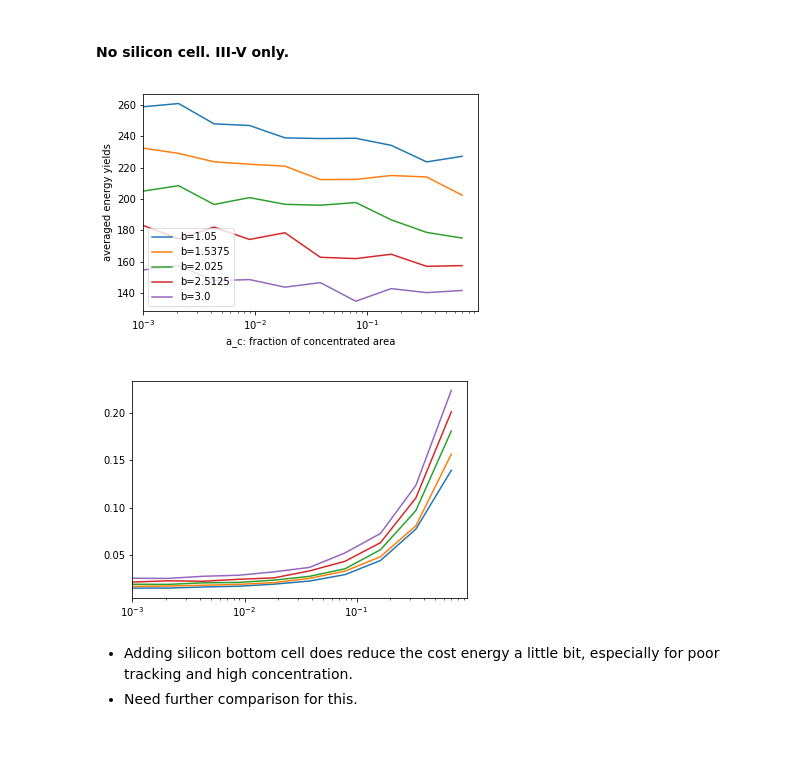
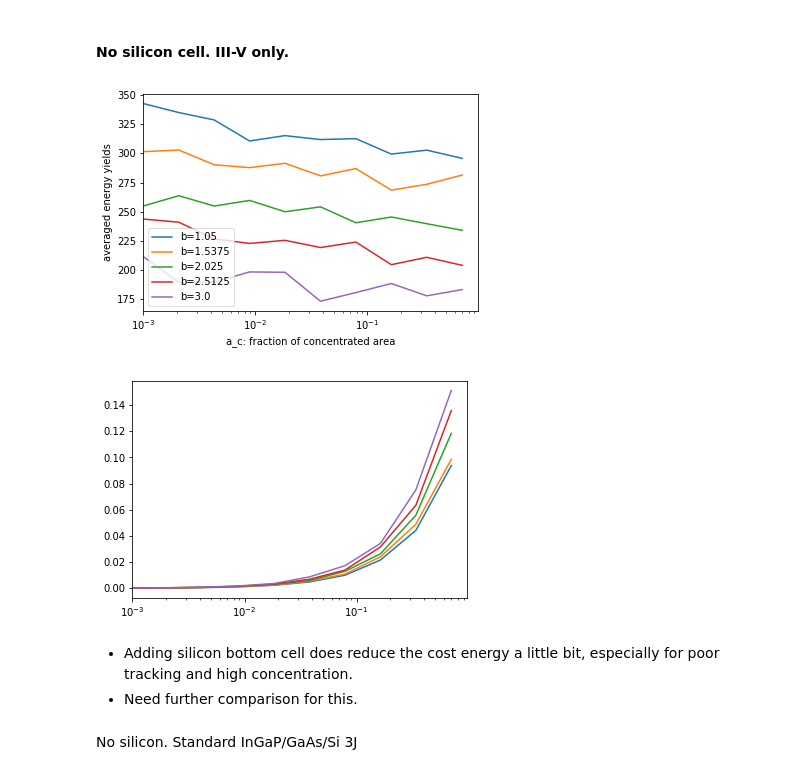
Before and after one commit to kanhua/pypvcell, a Jupyter notebook: examples/PCSC calculation/Naive PCSC v3.ipynb, the cells around one changed output. Saved outputs shown, nothing was run; the diff lists cells and outputs as text; code cells hidden in the pictures; blank space fills up the shorter version.

```diff
--- a/examples/PCSC calculation/Naive PCSC v3.ipynb
+++ b/examples/PCSC calculation/Naive PCSC v3.ipynb
@@ -236,0 +260,8 @@ plt.show()
+# %%
+for i,b in enumerate(b_arr):
+    plt.semilogx(a_c_arr,tp_arr[i,:]/total_sampling_time,label='b=%s'%b)
+
+plt.xlabel("a_c: fraction of concentrated area")
+plt.ylabel("averaged energy yields")
+plt.legend()
+plt.savefig("iii-v_si.pdf")
@@ -253,31 +286,33 @@ The price are very close between good and bad tracker.
 # %%
 b_arr=np.linspace(1.05,3,num=5)
 a_c_arr=np.logspace(-3,np.log10(0.7),num=10)
 
 total_sampling_time=100
-tp_arr=np.zeros((b_arr.shape[0],a_c_arr.shape[0]))
+no_s_tp_arr=np.zeros((b_arr.shape[0],a_c_arr.shape[0]))
 for i,b in enumerate(b_arr):
     for j,a_c in enumerate(a_c_arr):
         f_c_distri=np.random.beta(6-b,b,total_sampling_time)
         total_power=0
         for f in f_c_distri:
             total_power+=calc_tp(std_ill,1,a_3=a_c,a_c=a_c,f_c=f,eta_s=no_bot_cell,eta_3=eta_3)
-        tp_arr[i,j]=total_power
-    plt.semilogx(a_c_arr,tp_arr[i,:]/total_sampling_time,label='b=%s'%b)
+        no_s_tp_arr[i,j]=total_power
+    plt.semilogx(a_c_arr,no_s_tp_arr[i,:]/total_sampling_time,label='b=%s'%b)
 
 plt.xlabel("a_c: fraction of concentrated area")
 plt.ylabel("averaged energy yields")
 plt.legend()
 plt.show()
 # %% [output]
-[figure, old version]
+[figure, new version]
 # %%
 test_c_3=test_c_s*10
-cp_arr=[calc_cp(1,test_c_3,test_c_s,a_3,1) for a_3 in a_c_arr]
+no_s_cp_arr=[calc_cp(1,test_c_3,0,a_3,1) for a_3 in a_c_arr]
 for i in range(b_arr.shape[0]):
-    plt.semilogx(a_c_arr,cp_arr/tp_arr[i,:])
+    plt.semilogx(a_c_arr,no_s_cp_arr/no_s_tp_arr[i,:])
 # %% [output]
-[figure, old version]
+[figure, new version]
 # %% [markdown]
 - Adding silicon bottom cell does reduce the cost energy a little bit, especially for poor tracking and high concentration.
 - Need further comparison for this.
+# %% [markdown]
+No silicon. Standard InGaP/GaAs/Si 3J
```
Also changed, not shown: parts of 18 cells of this notebook, 6 other files.
